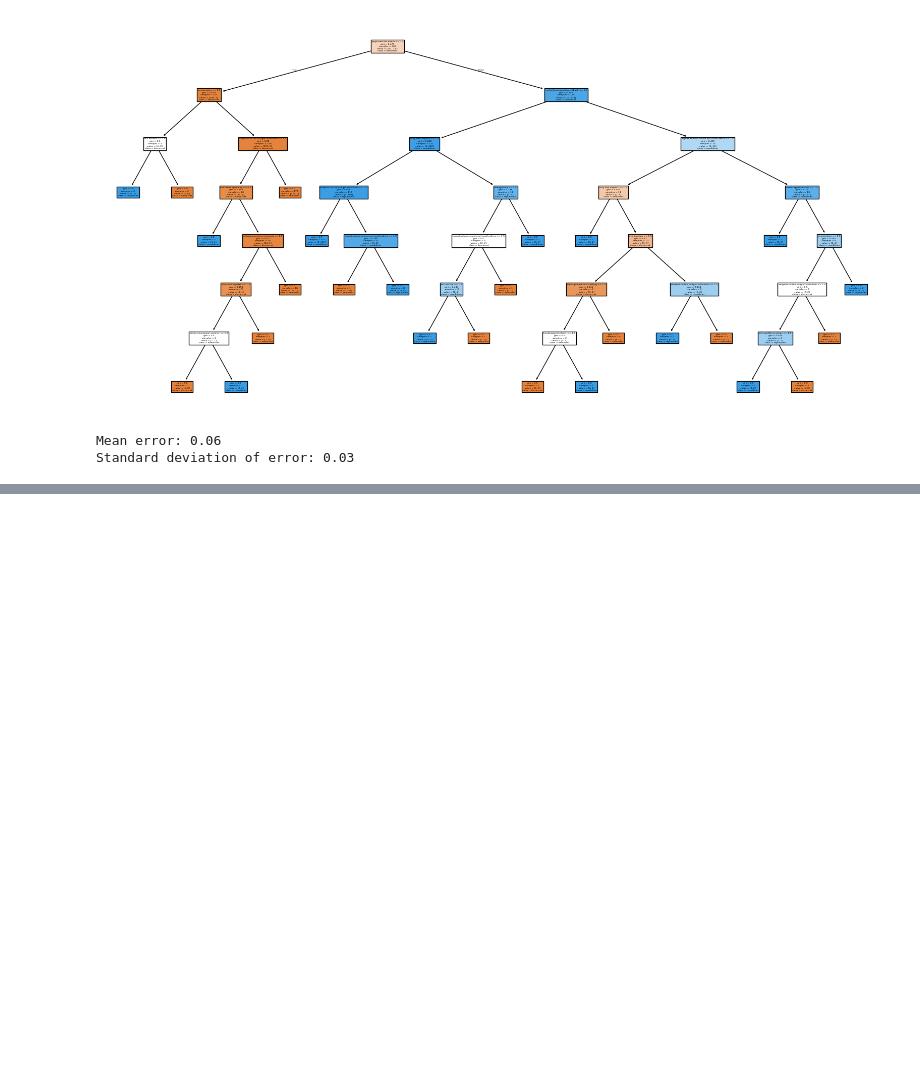
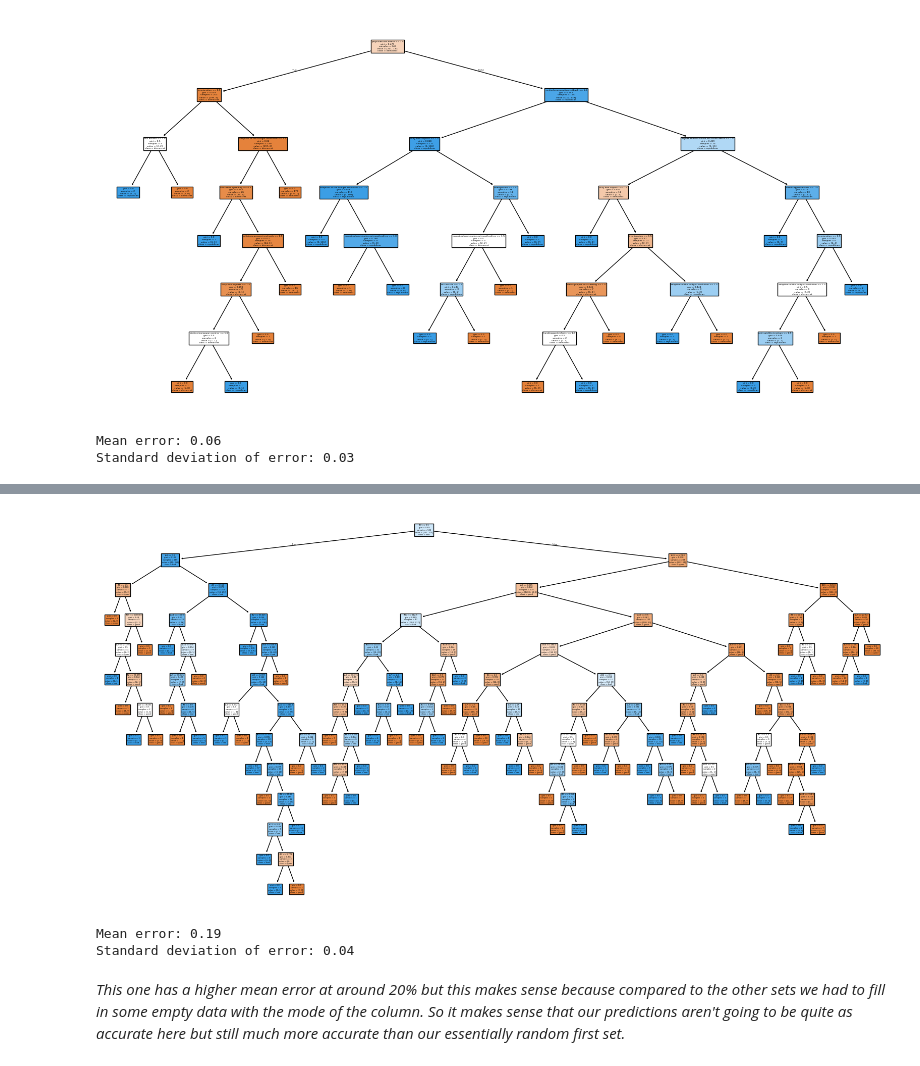
Before and after one commit to jaquiavas/DesicionTreeHW2, a Jupyter notebook: main.ipynb, the cells around one changed output, grey strips where cells are left out. Cells and saved outputs as stored; diff of their text form; code cells hidden in the pictures; blank space fills up the shorter version.

```diff
--- a/main.ipynb
+++ b/main.ipynb
@@ -308,0 +309,7 @@ Standard deviation of error: 0.03
+# %%
+#We are now going to do the dataset on credit approval
+sec4_data = arff.loadarff('dataset_29_credit-a.arff')
+
+sec4_df = pd.DataFrame(sec4_data[0])
+
+print(sec4_df.head())
@@ -308,0 +330,7 @@ Standard deviation of error: 0.03
+# %%
+#Repeat same proceses as before... Lets decode the byte strings and check for missing attributes
+
+sec4_df = sec4_df.applymap(lambda x: x.decode('utf-8') if isinstance(x, bytes) else x)
+
+# Check for missing attributes
+print(sec4_df.isnull().sum())
@@ -308,0 +355,11 @@ Standard deviation of error: 0.03
+# %%
+# We actually have missing attributes so we need to fill them in
+# We will fill them in with the mode of the column
+for col in sec4_df.columns:
+     sec4_df = sec4_df.apply(lambda col: col.fillna(col.mode()[0]))
+
+# Now we encode the categorical data
+for col in sec4_df.select_dtypes(include=['object']).columns:
+    sec4_df[col] = le.fit_transform(sec4_df[col])
+
+print(sec4_df.head())
@@ -308,0 +380,33 @@ Standard deviation of error: 0.03
+# %%
+#And now we generate the training and testing sets and generate the tree
+X = sec4_df.drop('class', axis=1)
+y = sec4_df['class']
+
+X_train, X_test, y_train, y_test = train_test_split(X, y, test_size=0.2, random_state=42)
+
+clf = tree.DecisionTreeClassifier(random_state=42)
+plt.figure(figsize=(20,10))
+clf.fit(X_train, y_train)
+tree.plot_tree(clf, feature_names=X.columns, class_names=['good', 'bad'], filled=True)
+plt.show()
+# %% [output]
+[figure, added]
+# %%
+#And finally we do our KFold cross-validation
+kf = KFold(n_splits=10, shuffle=True, random_state=42)
+
+errors = []
+
+for i in range(10):
+    scores = cross_val_score(clf, X, y, cv=kf, scoring='accuracy')
+    errors.append(1 - scores)
+
+mean_error = np.mean(errors)
+std_error = np.std(errors)
+print(f'Mean error: {mean_error:.2f}')
+print(f'Standard deviation of error: {std_error:.2f}')
+# %% [output]
+Mean error: 0.19
+Standard deviation of error: 0.04
+# %% [markdown]
+*This one has a higher mean error at around 20% but this makes sense because compared to the other sets we had to fill in some empty data with the mode of the column. So it makes sense that our predictions aren't going to be quite as accurate here but still much more accurate than our essentially random first set.*
```
Also changed, not shown: parts of 4 cells of this notebook, 2 other files.
